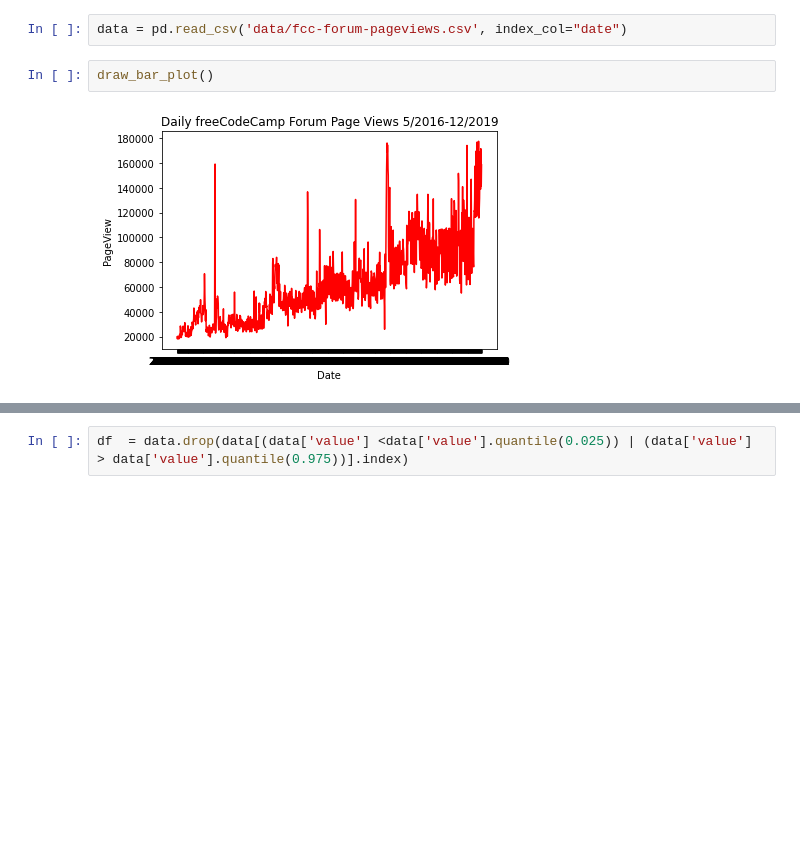
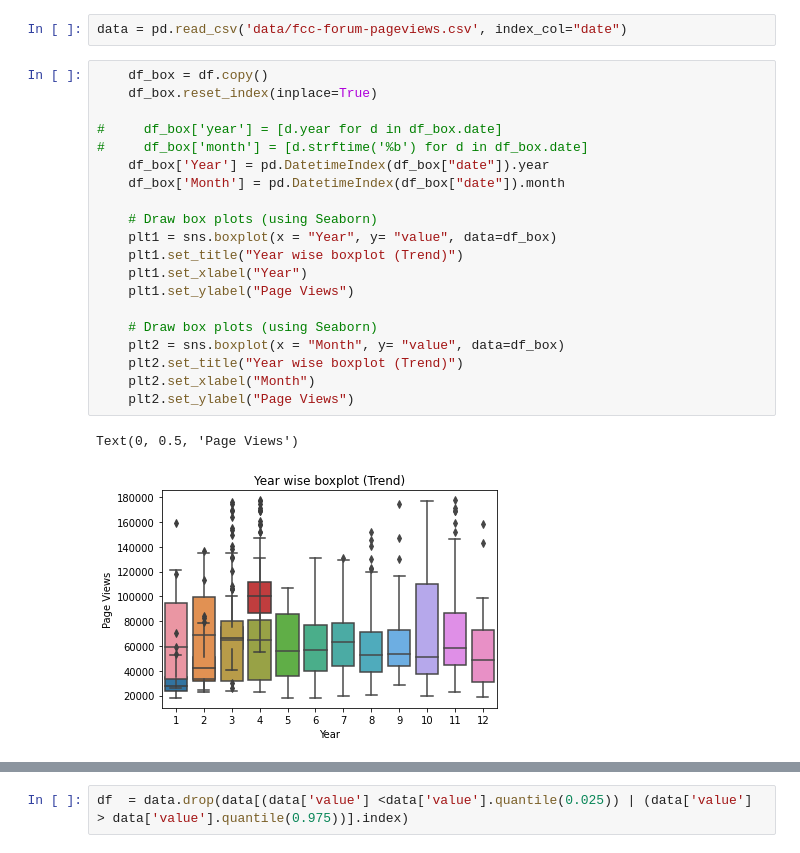
Before and after one commit to omsouravsharma/DataAnalysis_python, a Jupyter notebook: Page View Time Series Visualizer.ipynb, the cells around one changed output, grey strips where cells are left out. Drawn from its saved outputs; the diff is of its cells as text; blank space fills up the shorter version.

```diff
--- a/Page View Time Series Visualizer.ipynb
+++ b/Page View Time Series Visualizer.ipynb
@@ -69,7 +92,26 @@ def draw_box_plot():
 # %%
 data = pd.read_csv('data/fcc-forum-pageviews.csv', index_col="date")
 # %%
-draw_bar_plot()
+    df_box = df.copy()
+    df_box.reset_index(inplace=True)
+
+#     df_box['year'] = [d.year for d in df_box.date]
+#     df_box['month'] = [d.strftime('%b') for d in df_box.date]
+    df_box['Year'] = pd.DatetimeIndex(df_box["date"]).year
+    df_box['Month'] = pd.DatetimeIndex(df_box["date"]).month
+
+    # Draw box plots (using Seaborn)
+    plt1 = sns.boxplot(x = "Year", y= "value", data=df_box)
+    plt1.set_title("Year wise boxplot (Trend)")
+    plt1.set_xlabel("Year")
+    plt1.set_ylabel("Page Views")
+
+    # Draw box plots (using Seaborn)
+    plt2 = sns.boxplot(x = "Month", y= "value", data=df_box)
+    plt2.set_title("Year wise boxplot (Trend)")
+    plt2.set_xlabel("Month")
+    plt2.set_ylabel("Page Views")
 # %% [output]
+Text(0, 0.5, 'Page Views')
-[figure, old version]
+[figure, new version]
 # %%
```
Also changed, not shown: parts of 8 cells of this notebook, 4 other files.
